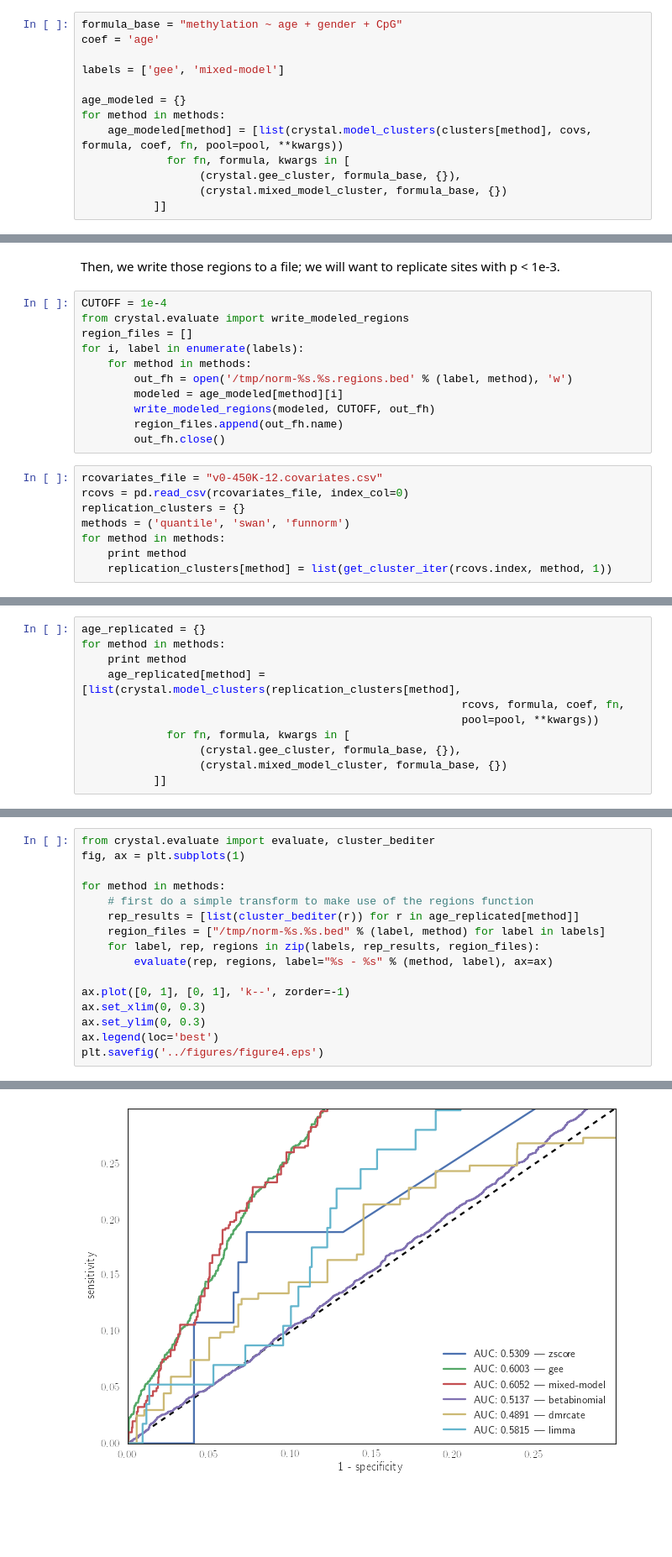
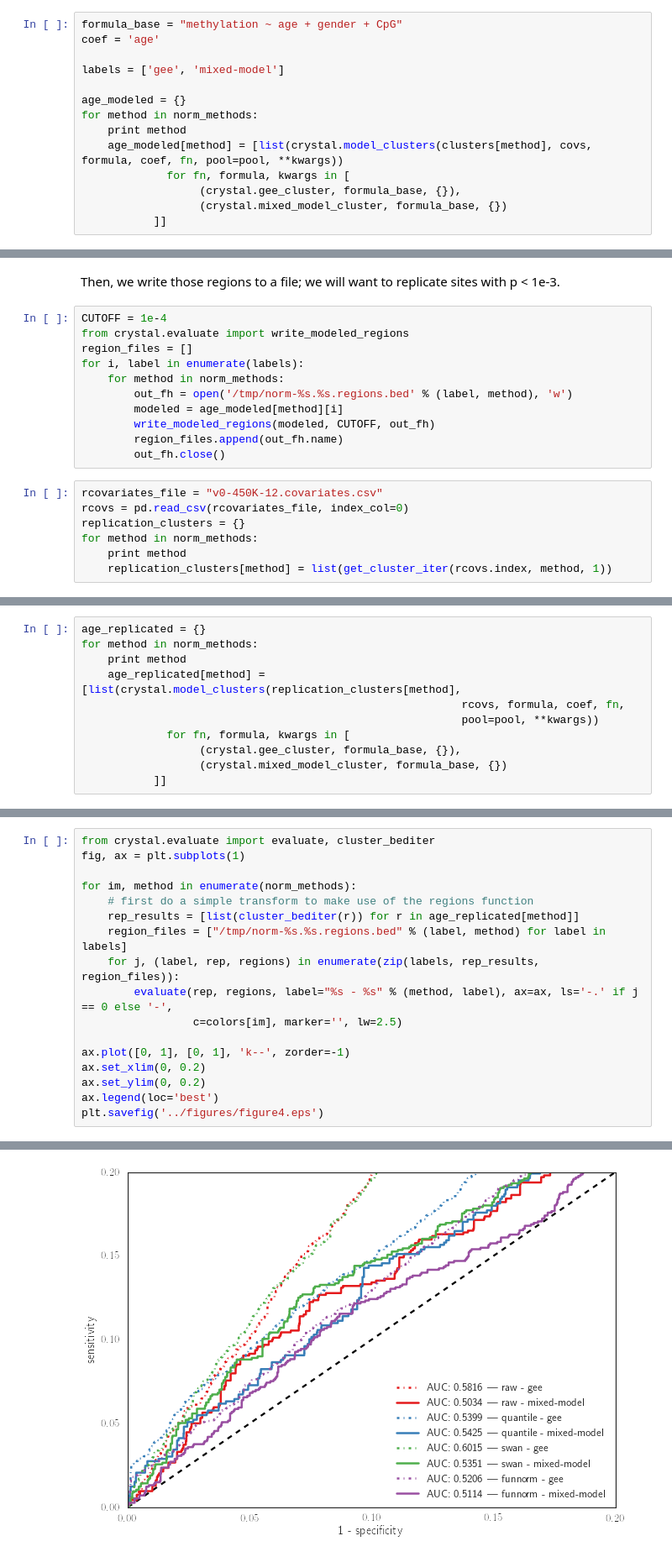
Before and after one commit to brentp/crystal, a Jupyter notebook: notebooks/crystal-evaluate-normalization-by-replication.ipynb, the cells around one changed output, grey strips where cells are left out. Shown: that part at 84% size. Cells and saved outputs as stored; diff of their text form; blank space fills up the shorter version.

```diff
--- a/notebooks/crystal-evaluate-normalization-by-replication.ipynb
+++ b/notebooks/crystal-evaluate-normalization-by-replication.ipynb
@@ -65,7 +66,8 @@ coef = 'age'
 labels = ['gee', 'mixed-model']
 
 age_modeled = {}
-for method in methods:
+for method in norm_methods:
+    print method
     age_modeled[method] = [list(crystal.model_clusters(clusters[method], covs, formula, coef, fn, pool=pool, **kwargs))
              for fn, formula, kwargs in [
                   (crystal.gee_cluster, formula_base, {}),
@@ -78,7 +85,7 @@ CUTOFF = 1e-4
 from crystal.evaluate import write_modeled_regions
 region_files = []
 for i, label in enumerate(labels):
-    for method in methods:
+    for method in norm_methods:
         out_fh = open('/tmp/norm-%s.%s.regions.bed' % (label, method), 'w')
         modeled = age_modeled[method][i]
         write_modeled_regions(modeled, CUTOFF, out_fh)
@@ -88,8 +95,7 @@ for i, label in enumerate(labels):
 rcovariates_file = "v0-450K-12.covariates.csv"
 rcovs = pd.read_csv(rcovariates_file, index_col=0)
 replication_clusters = {}
-methods = ('quantile', 'swan', 'funnorm')
-for method in methods:
+for method in norm_methods:
     print method
     replication_clusters[method] = list(get_cluster_iter(rcovs.index, method, 1))
 # %% [output]
@@ -98,7 +105,7 @@ swan
 funnorm
 # %%
 age_replicated = {}
-for method in methods:
+for method in norm_methods:
     print method
     age_replicated[method] = [list(crystal.model_clusters(replication_clusters[method],
                                                           rcovs, formula, coef, fn,
@@ -114,16 +123,17 @@ STARTED TO HERE
 from crystal.evaluate import evaluate, cluster_bediter
 fig, ax = plt.subplots(1)
 
-for method in methods:
+for im, method in enumerate(norm_methods):
     # first do a simple transform to make use of the regions function
     rep_results = [list(cluster_bediter(r)) for r in age_replicated[method]]
-    region_files = ["/tmp/norm-%s.%s.bed" % (label, method) for label in labels]
-    for label, rep, regions in zip(labels, rep_results, region_files):
-        evaluate(rep, regions, label="%s - %s" % (method, label), ax=ax)
+    region_files = ["/tmp/norm-%s.%s.regions.bed" % (label, method) for label in labels]
+    for j, (label, rep, regions) in enumerate(zip(labels, rep_results, region_files)):
+        evaluate(rep, regions, label="%s - %s" % (method, label), ax=ax, ls='-.' if j == 0 else '-',
+                 c=colors[im], marker='', lw=2.5)
 
 ax.plot([0, 1], [0, 1], 'k--', zorder=-1)
-ax.set_xlim(0, 0.3)
-ax.set_ylim(0, 0.3)
+ax.set_xlim(0, 0.2)
+ax.set_ylim(0, 0.2)
 ax.legend(loc='best')
 plt.savefig('../figures/figure4.eps')
 # %% [output]
@@ -136 +148 @@ AUC: 0.5815 | limma 443170
-[figure, old version]
+[figure, new version]
```
Also changed, not shown: parts of 6 cells of this notebook, 1 other file.
